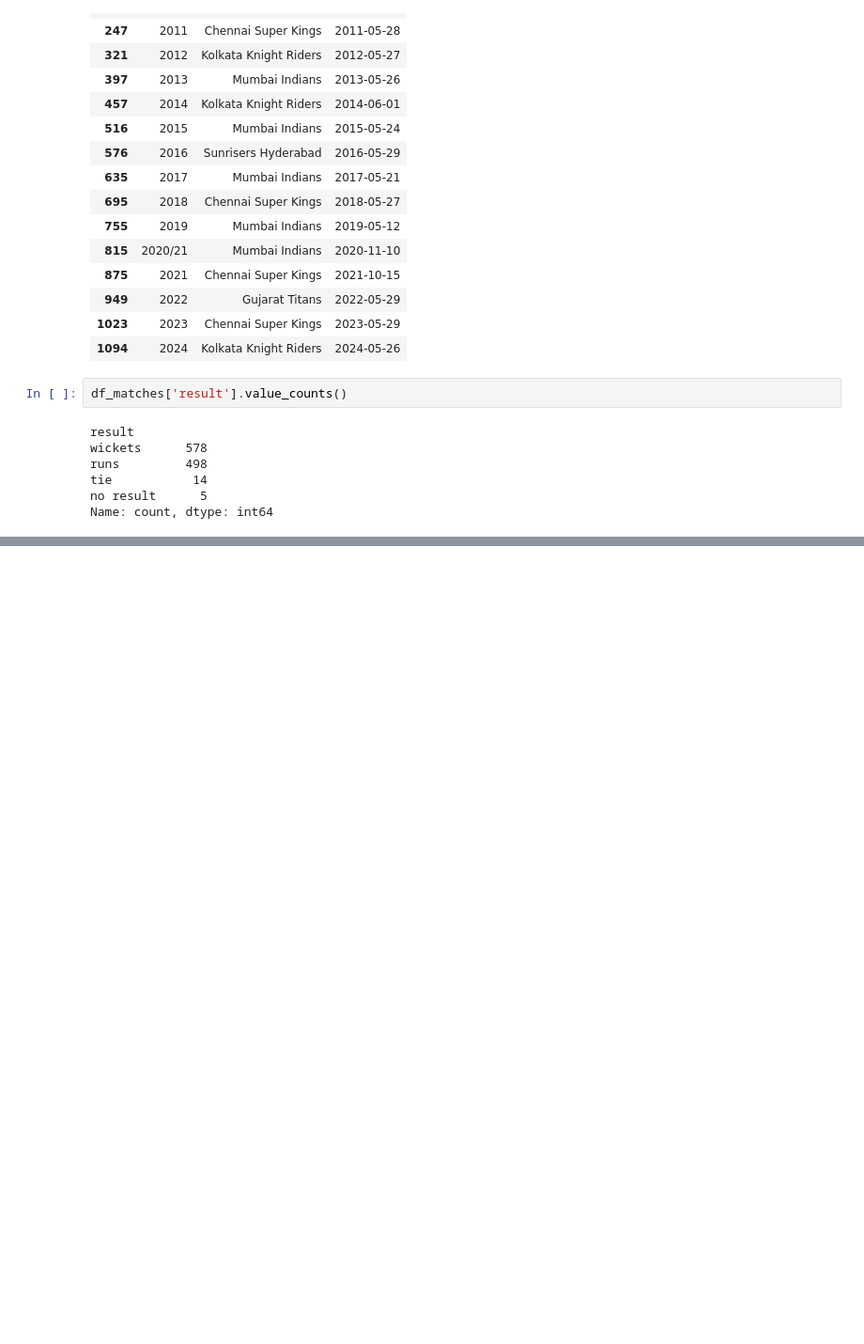
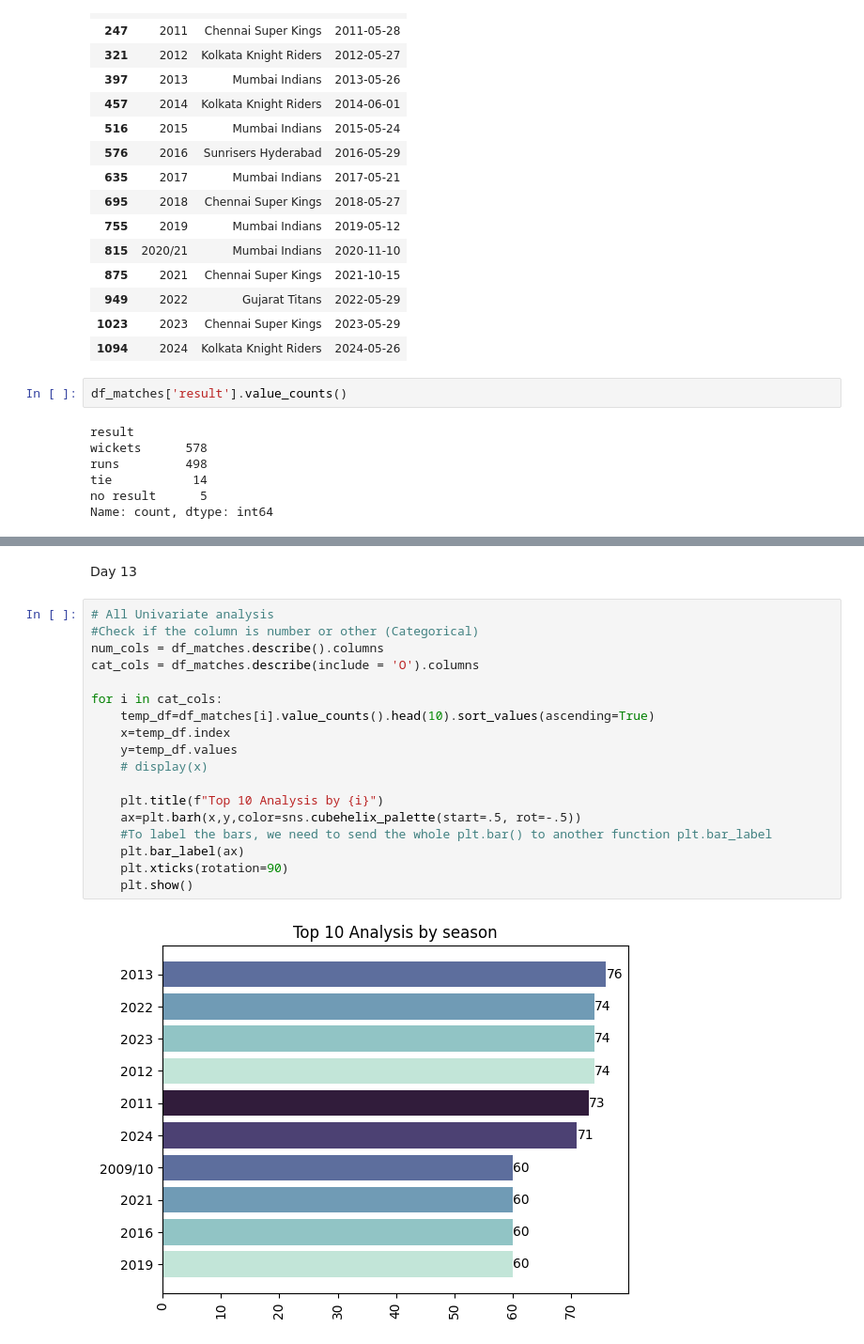
Before and after one commit to Maddox24425/Summer-Training, a Jupyter notebook: Day_12/Day_12.ipynb, the cells around one changed output, grey strips where cells are left out. Shown at 94% size. Drawn from its saved outputs; the diff is of its cells as text; blank space fills up the shorter version.

```diff
--- a/Day_12/Day_12.ipynb
+++ b/Day_12/Day_12.ipynb
@@ -696,3 +722,25 @@ Name: count, dtype: int64
 | 82 | Vidarbha Cricket Association Stadium | wickets | 1 |
 | 85 | Wankhede Stadium | tie | 1 |
 88 rows × 3 columns
+# %% [markdown]
+Day 13
+# %%
+# All Univariate analysis
+#Check if the column is number or other (Categorical)
+num_cols = df_matches.describe().columns
+cat_cols = df_matches.describe(include = 'O').columns
+
+for i in cat_cols:
+    temp_df=df_matches[i].value_counts().head(10).sort_values(ascending=True)
+    x=temp_df.index
+    y=temp_df.values
+    # display(x)
+
+    plt.title(f"Top 10 Analysis by {i}")
+    ax=plt.barh(x,y,color=sns.cubehelix_palette(start=.5, rot=-.5))
+    #To label the bars, we need to send the whole plt.bar() to another function plt.bar_label
+    plt.bar_label(ax)
+    plt.xticks(rotation=90)
+    plt.show()
+# %% [output]
+[figure, added]
```
Also changed, not shown: parts of 16 cells of this notebook.
